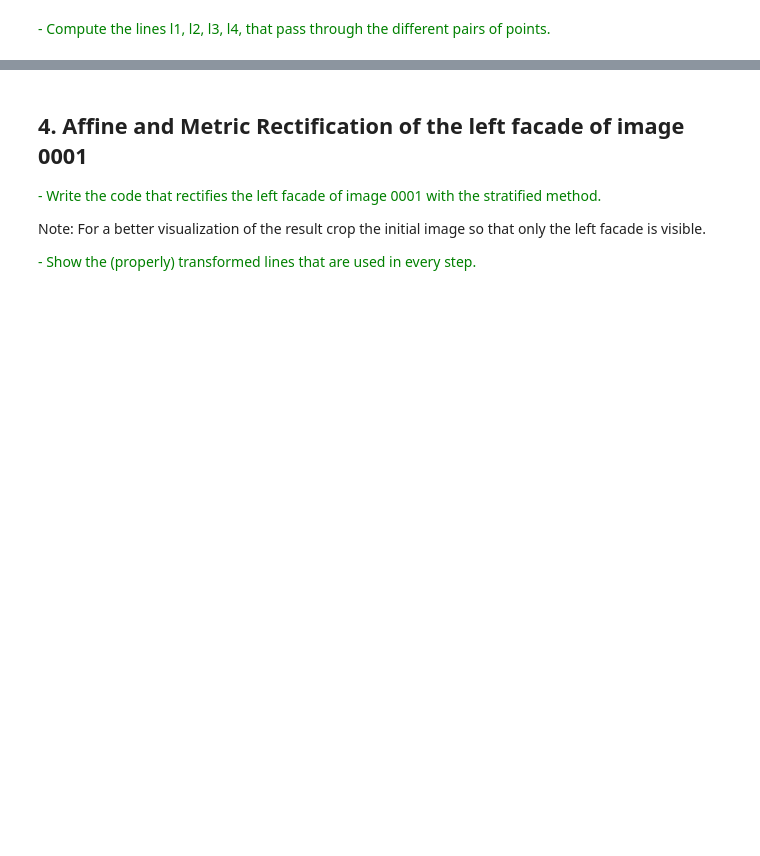
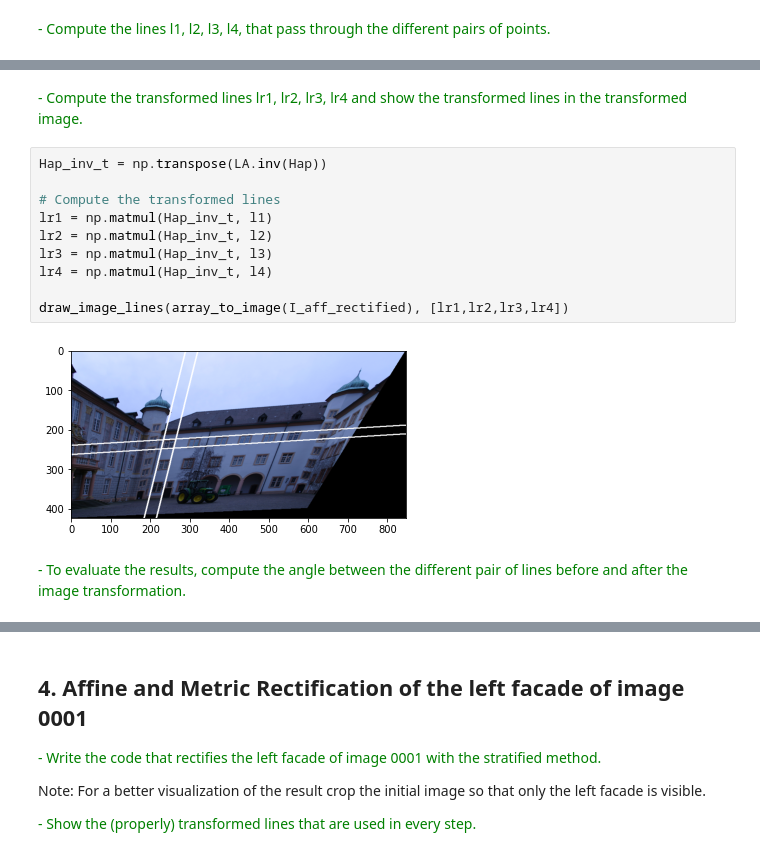
Before and after one commit to brugues/MCV-M4, a Jupyter notebook: lab1/lab1.ipynb, the cells around one changed output, grey strips where cells are left out. Drawn from its saved outputs; the diff is of its cells as text; blank space fills up the shorter version.

```diff
--- a/lab1/lab1.ipynb
+++ b/lab1/lab1.ipynb
@@ -272 +328,19 @@ p8 = [A[i, 2], A[i, 3], 1]
+# %% [markdown]
+<span style='color:Green'> - Compute the transformed lines lr1, lr2, lr3, lr4 and
+      show the transformed lines in the transformed image. </span>
+# %%
+Hap_inv_t = np.transpose(LA.inv(Hap))
+
+# Compute the transformed lines
+lr1 = np.matmul(Hap_inv_t, l1)
+lr2 = np.matmul(Hap_inv_t, l2)
+lr3 = np.matmul(Hap_inv_t, l3)
+lr4 = np.matmul(Hap_inv_t, l4)
+
+draw_image_lines(array_to_image(I_aff_rectified), [lr1,lr2,lr3,lr4])
+# %% [output]
+[figure, added]
+# %% [markdown]
+<span style='color:Green'> - To evaluate the results, compute the angle between the different pair
+      of lines before and after the image transformation. </span>
 # %%
```
Also changed, not shown: parts of 29 cells of this notebook.
